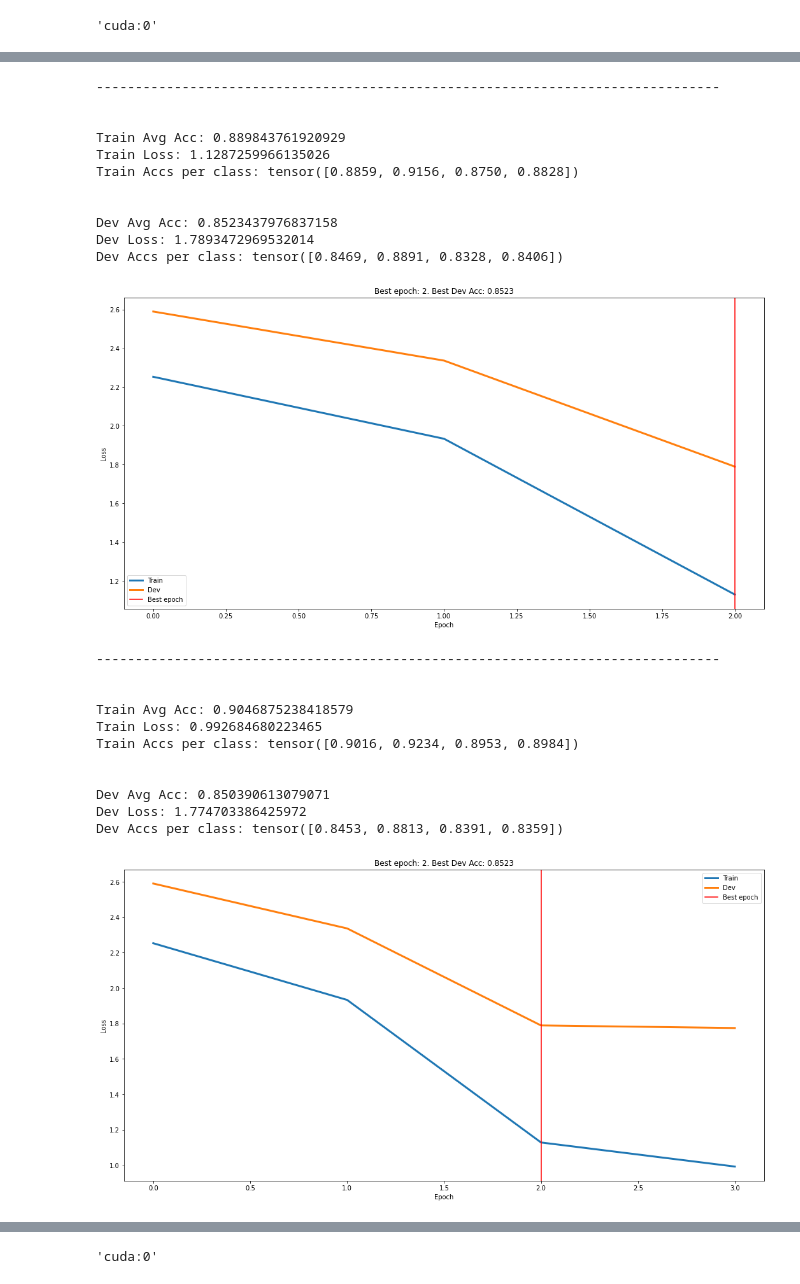
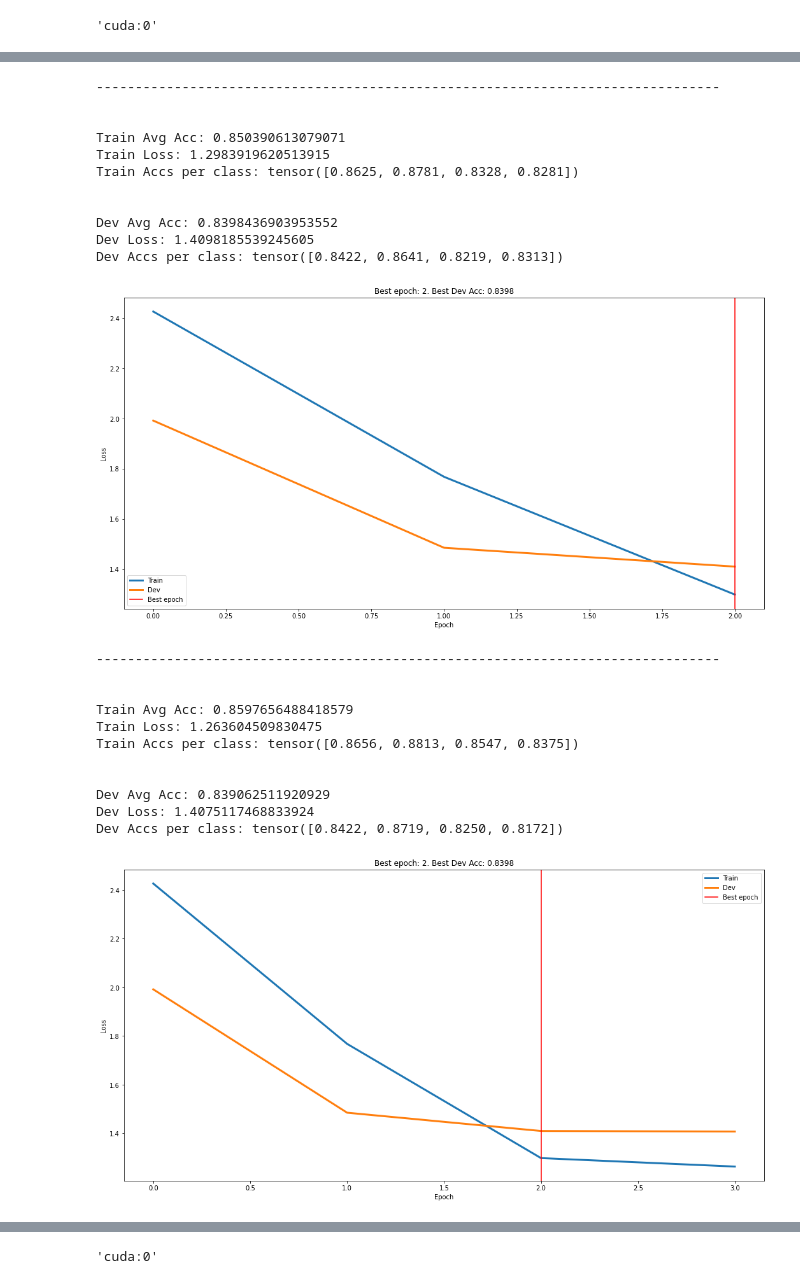
Before and after one commit to GeorgeBatch/cocoapi, a Jupyter notebook: notebooks/4-fine-tuning-resnet18.ipynb, the cells around one changed output, grey strips where cells are left out. Drawn from its saved outputs; the diff is of its cells as text; code cells hidden in the pictures.

```diff
--- a/notebooks/4-fine-tuning-resnet18.ipynb
+++ b/notebooks/4-fine-tuning-resnet18.ipynb
@@ -27,0 +18,4 @@ utils/
+# %%
+WEIGHT_DECAY=0
+MODEL_NAME = f'SGD_wd={str(WEIGHT_DECAY)}_2021-06-11'
+MODEL_NAME
@@ -255,7 +403,7 @@ model_ft = model_ft.to(device)
 criterion = torch.nn.BCEWithLogitsLoss(reduction='sum')
 
 # Observe that all parameters are being optimized
-optimizer_ft = torch.optim.SGD(model_ft.parameters(), lr=0.001, momentum=0.9)
+optimizer_ft = torch.optim.SGD(model_ft.parameters(), lr=0.001, weight_decay=WEIGHT_DECAY)
 
 # Decay LR by a factor of 0.1 every 7 epochs
 exp_lr_scheduler = torch.optim.lr_scheduler.StepLR(optimizer_ft, step_size=2, gamma=0.1)
@@ -264,7 +412,7 @@ exp_lr_scheduler = torch.optim.lr_scheduler.StepLR(optimizer_ft, step_size=2, ga
 # %%
 %%time
 
-num_epochs = 4
+last_layer_num_epochs = 4
 train_epoch_loss_history = []
 train_per_class_acc_history = []
 
@@ -279,7 +427,7 @@ best_epoch = None
 
 best_model_wts = copy.deepcopy(model_ft.state_dict())
 
-for epoch in trange(num_epochs, desc='epoch'):
+for epoch in trange(last_layer_num_epochs, desc='epoch'):
     # train
     avg_epoch_loss, avg_per_class_acc = train_one_epoch(iterator=train1_dataloader,
                                                         model=model_ft, criterion=criterion,
@@ -355,27 +503,27 @@ Dev Accs per class: tensor([0.8078, 0.8828, 0.8109, 0.8406])
 --------------------------------------------------------------------------------
 
 
-Train Avg Acc: 0.889843761920929
-Train Loss: 1.1287259966135026
-Train Accs per class: tensor([0.8859, 0.9156, 0.8750, 0.8828])
+Train Avg Acc: 0.850390613079071
+Train Loss: 1.2983919620513915
+Train Accs per class: tensor([0.8625, 0.8781, 0.8328, 0.8281])
 
 
-Dev Avg Acc: 0.8523437976837158
-Dev Loss: 1.7893472969532014
-Dev Accs per class: tensor([0.8469, 0.8891, 0.8328, 0.8406])
+Dev Avg Acc: 0.8398436903953552
+Dev Loss: 1.4098185539245605
+Dev Accs per class: tensor([0.8422, 0.8641, 0.8219, 0.8313])
-[figure, old version]
+[figure, new version]
 --------------------------------------------------------------------------------
 
 
-Train Avg Acc: 0.9046875238418579
-Train Loss: 0.992684680223465
-Train Accs per class: tensor([0.9016, 0.9234, 0.8953, 0.8984])
+Train Avg Acc: 0.8597656488418579
+Train Loss: 1.263604509830475
+Train Accs per class: tensor([0.8656, 0.8813, 0.8547, 0.8375])
 
 
-Dev Avg Acc: 0.850390613079071
-Dev Loss: 1.774703386425972
-Dev Accs per class: tensor([0.8453, 0.8813, 0.8391, 0.8359])
+Dev Avg Acc: 0.839062511920929
+Dev Loss: 1.4075117468833924
+Dev Accs per class: tensor([0.8422, 0.8719, 0.8250, 0.8172])
-[figure, old version]
+[figure, new version]
 --------------------------------------------------------------------------------
 
 
```
Also changed, not shown: parts of 51 cells of this notebook.
